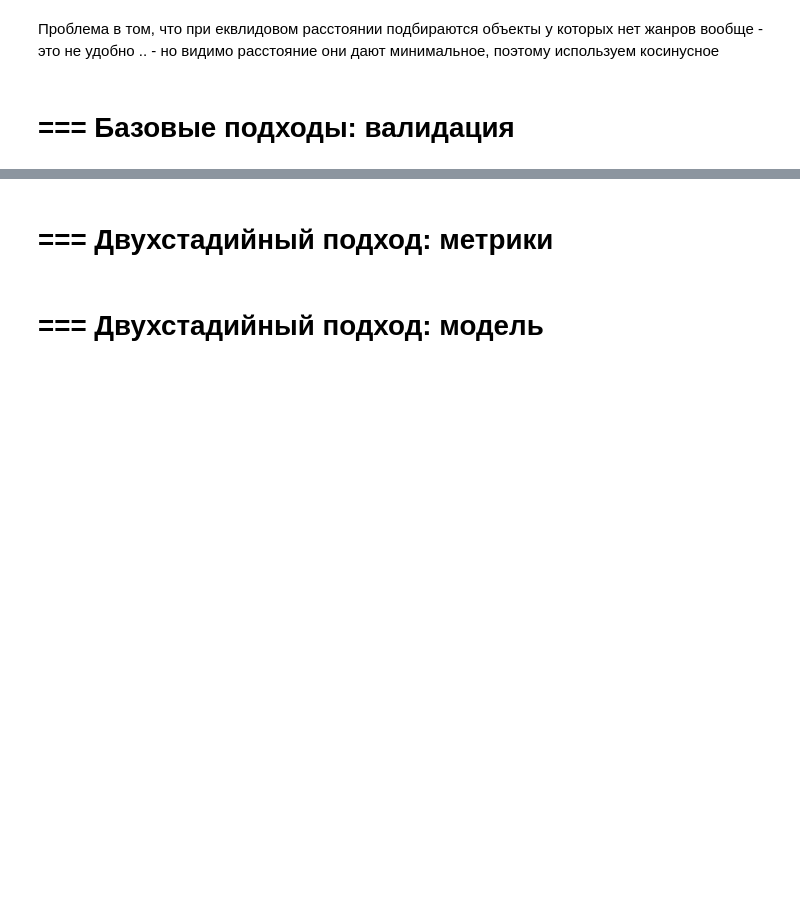
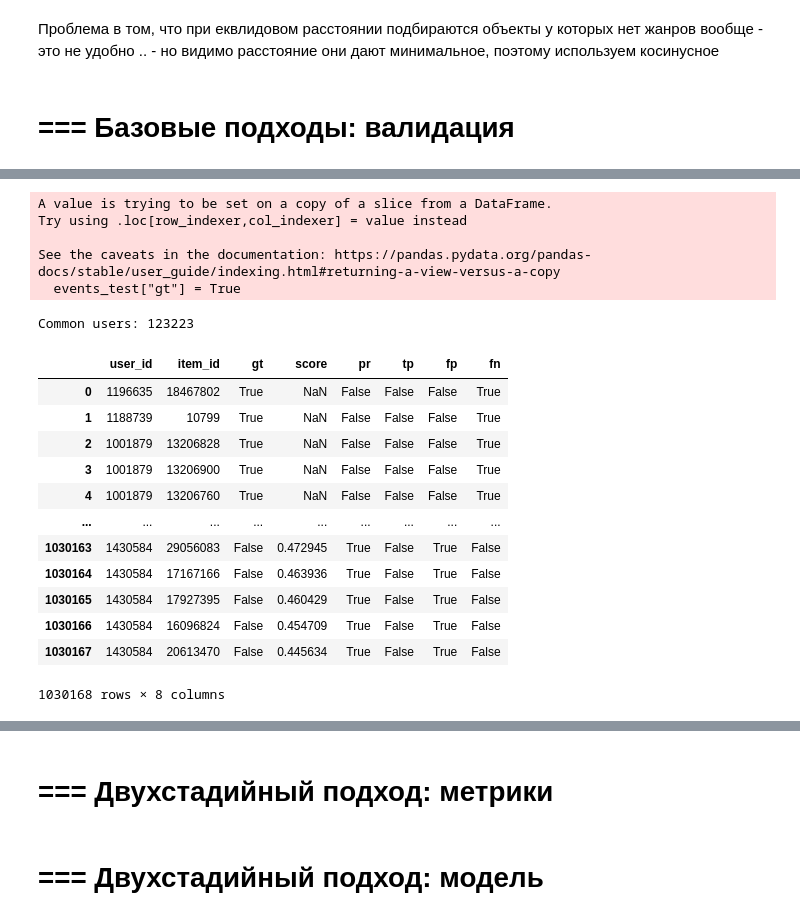
Before and after one commit to khromenko/mle-recsys-start, a Jupyter notebook: main_offline.ipynb, the cells around one changed output, grey strips where cells are left out. Saved outputs shown, nothing was run; the diff lists cells and outputs as text; code cells hidden in the pictures; blank space fills up the shorter version.

```diff
--- a/main_offline.ipynb
+++ b/main_offline.ipynb
@@ -1518,0 +1614,4 @@ new_user_id: 1430585
+# %%
+path = 'data/recomendations-als/'
+als_recommendations = pd.read_parquet(path + "als_recommendations.parquet")
+als_recommendations
@@ -1518,0 +1632,28 @@ new_user_id: 1430585
+# %%
+events_recs_for_binary_metrics = process_events_recs_for_binary_metrics(
+    events_train,
+    events_test,
+    als_recommendations,
+    top_k=5)
+
+events_recs_for_binary_metrics
+# %% [output]
+A value is trying to be set on a copy of a slice from a DataFrame.
+Try using .loc[row_indexer,col_indexer] = value instead
+
+See the caveats in the documentation: https://pandas.pydata.org/pandas-docs/stable/user_guide/indexing.html#returning-a-view-versus-a-copy
+  events_test["gt"] = True
+Common users: 123223
+|  | user_id | item_id | gt | score | pr | tp | fp | fn |
+| 0 | 1196635 | 18467802 | True | NaN | False | False | False | True |
+| 1 | 1188739 | 10799 | True | NaN | False | False | False | True |
+| 2 | 1001879 | 13206828 | True | NaN | False | False | False | True |
+| 3 | 1001879 | 13206900 | True | NaN | False | False | False | True |
+| 4 | 1001879 | 13206760 | True | NaN | False | False | False | True |
+| ... | ... | ... | ... | ... | ... | ... | ... | ... |
+| 1030163 | 1430584 | 29056083 | False | 0.472945 | True | False | True | False |
+| 1030164 | 1430584 | 17167166 | False | 0.463936 | True | False | True | False |
+| 1030165 | 1430584 | 17927395 | False | 0.460429 | True | False | True | False |
+| 1030166 | 1430584 | 16096824 | False | 0.454709 | True | False | True | False |
+| 1030167 | 1430584 | 20613470 | False | 0.445634 | True | False | True | False |
+1030168 rows × 8 columns
```
Also changed, not shown: parts of 21 cells of this notebook.
